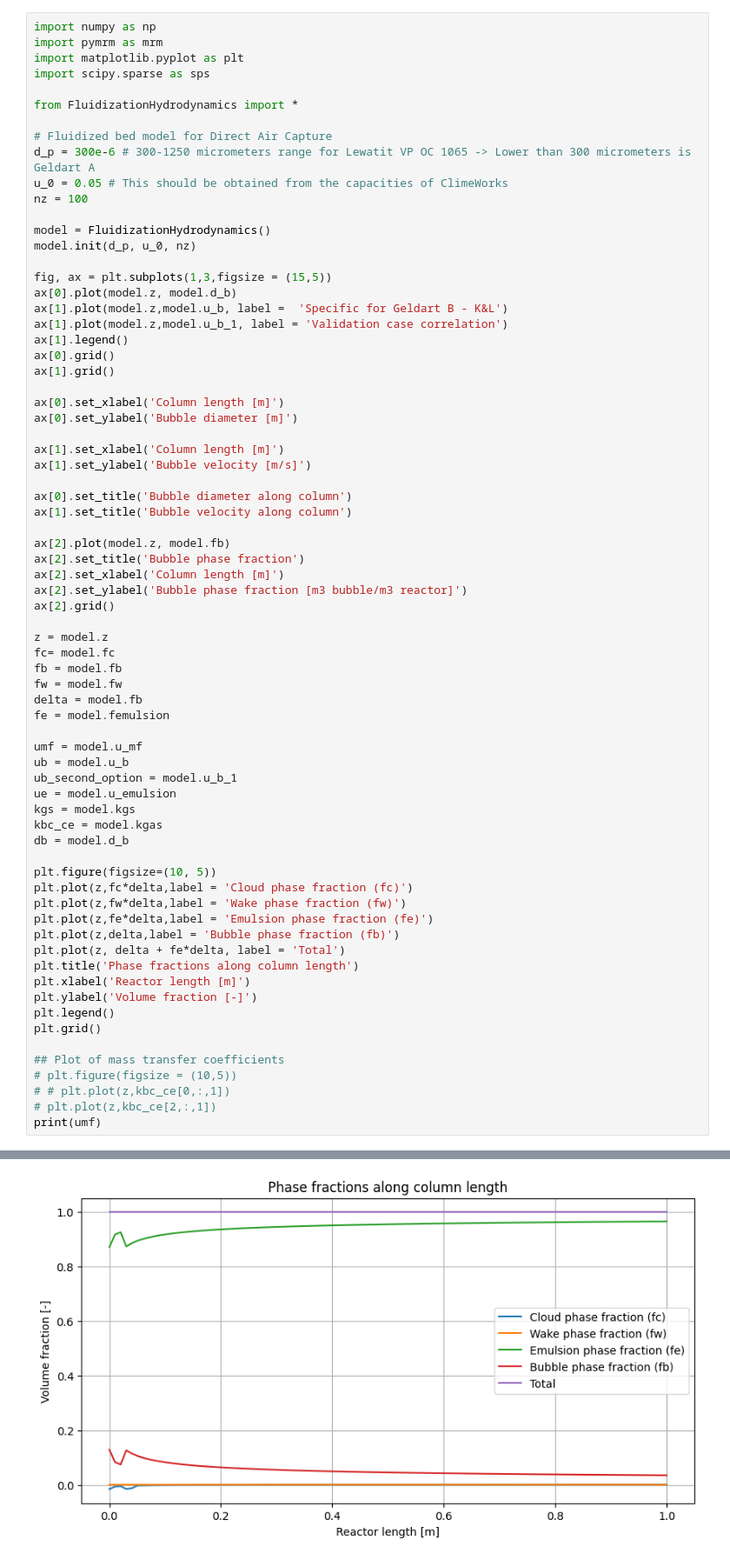
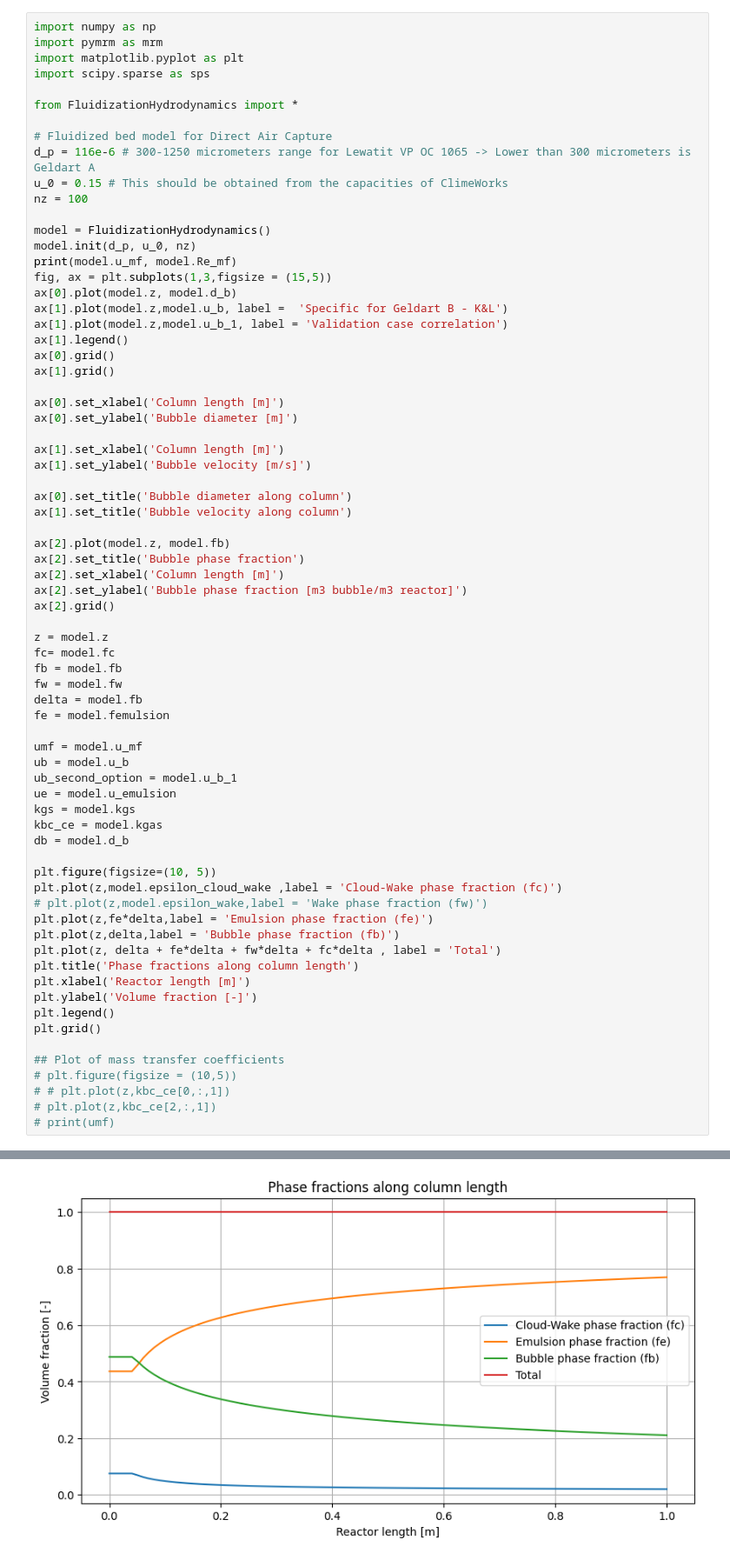
Before and after one commit to andresperezsm/DAC-Fluidized-Bed, a Jupyter notebook: AdsorptionMainScript.ipynb, the cells around one changed output, grey strips where cells are left out. Shown: that part at 87% size. Cells and saved outputs as stored; diff of their text form.

Commit message:
Finalized Models

```diff
--- a/AdsorptionMainScript.ipynb
+++ b/AdsorptionMainScript.ipynb
@@ -7,13 +7,13 @@ import scipy.sparse as sps
 from FluidizationHydrodynamics import *
 
 # Fluidized bed model for Direct Air Capture
-d_p = 300e-6 # 300-1250 micrometers range for Lewatit VP OC 1065 -> Lower than 300 micrometers is Geldart A
-u_0 = 0.05 # This should be obtained from the capacities of ClimeWorks
+d_p = 116e-6 # 300-1250 micrometers range for Lewatit VP OC 1065 -> Lower than 300 micrometers is Geldart A
+u_0 = 0.15 # This should be obtained from the capacities of ClimeWorks
 nz = 100
 
 model = FluidizationHydrodynamics()
 model.init(d_p, u_0, nz)
-
+print(model.u_mf, model.Re_mf)
 fig, ax = plt.subplots(1,3,figsize = (15,5))
 ax[0].plot(model.z, model.d_b)
 ax[1].plot(model.z,model.u_b, label =  'Specific for Geldart B - K&L')
@@ -53,11 +53,11 @@ kbc_ce = model.kgas
 db = model.d_b
 
 plt.figure(figsize=(10, 5))
-plt.plot(z,fc*delta,label = 'Cloud phase fraction (fc)')
-plt.plot(z,fw*delta,label = 'Wake phase fraction (fw)')
+plt.plot(z,model.epsilon_cloud_wake ,label = 'Cloud-Wake phase fraction (fc)')
+# plt.plot(z,model.epsilon_wake,label = 'Wake phase fraction (fw)')
 plt.plot(z,fe*delta,label = 'Emulsion phase fraction (fe)')
 plt.plot(z,delta,label = 'Bubble phase fraction (fb)')
-plt.plot(z, delta + fe*delta, label = 'Total')
+plt.plot(z, delta + fe*delta + fw*delta + fc*delta , label = 'Total')
 plt.title('Phase fractions along column length')
 plt.xlabel('Reactor length [m]')
 plt.ylabel('Volume fraction [-]')
@@ -68,5 +68,5 @@ plt.grid()
 # plt.figure(figsize = (10,5))
 # # plt.plot(z,kbc_ce[0,:,1])
 # plt.plot(z,kbc_ce[2,:,1])
-print(umf)
+# print(umf)
 # %% [output]
@@ -76,4 +75,4 @@ print(umf)
-[figure, old version]
+[figure, new version]
 # %%
 import numpy as np
 import matplotlib.pyplot as plt
```
Also changed, not shown: parts of 3 cells of this notebook, 4 other files.
